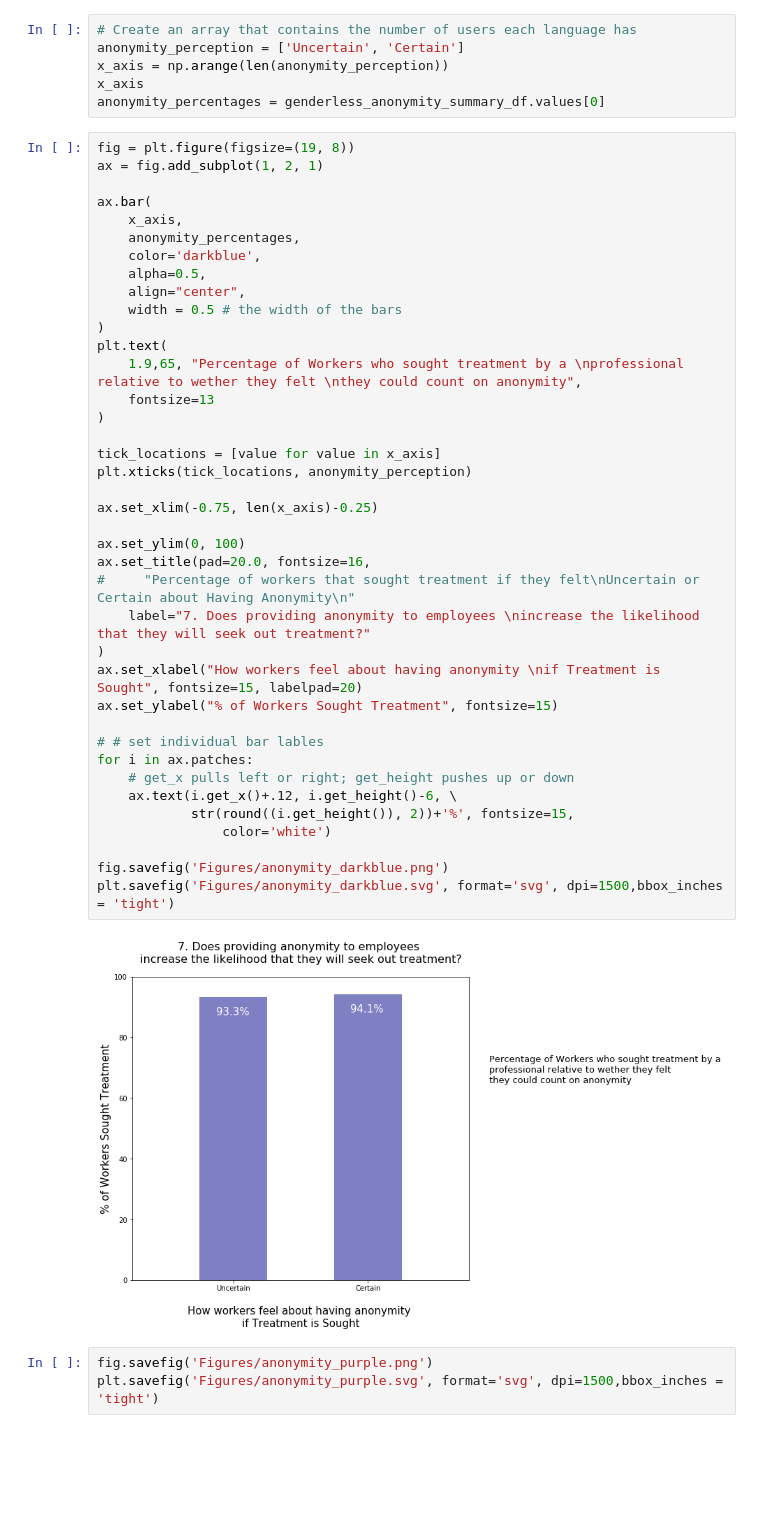
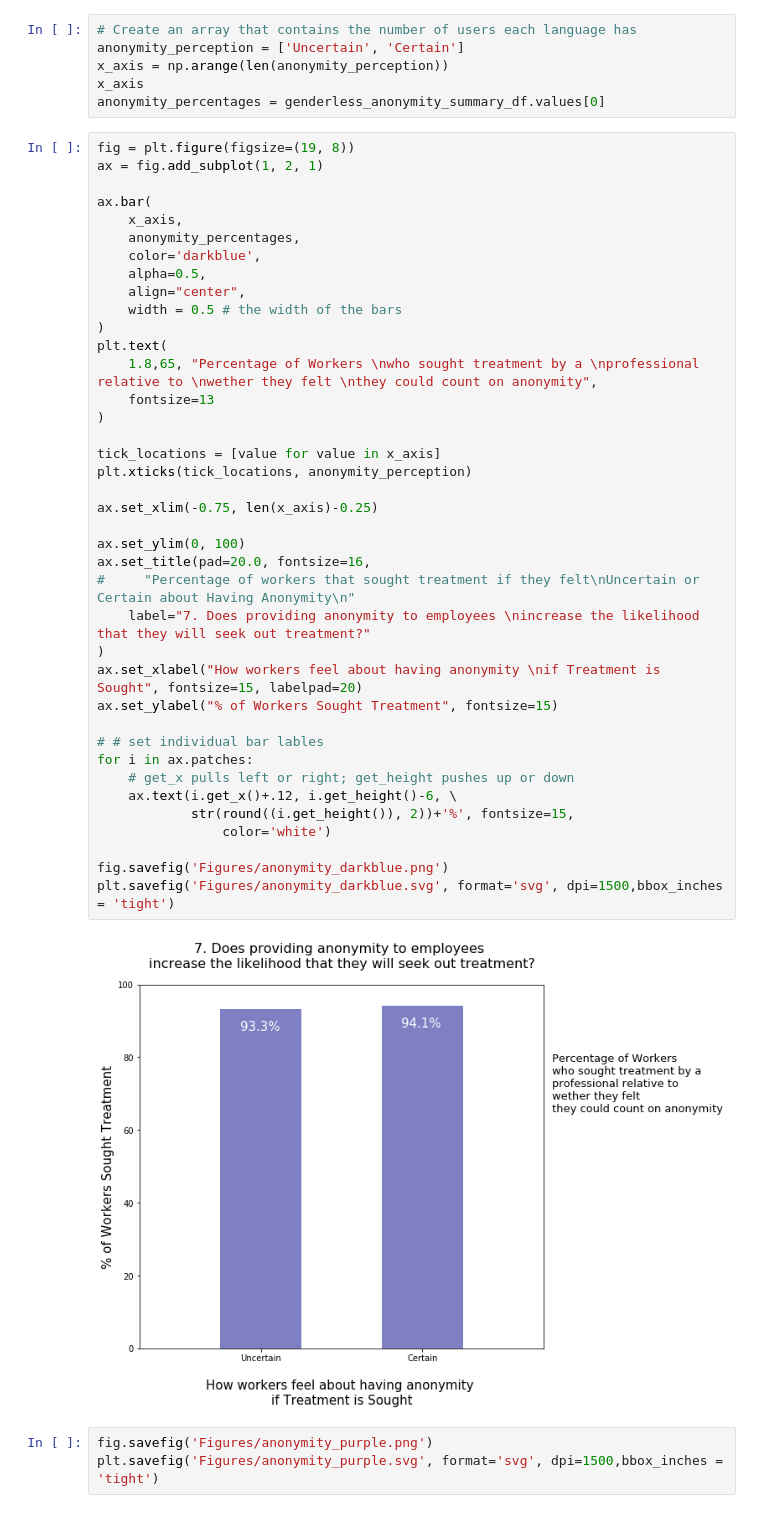
Before and after one commit to gnavneetg/BootCampG5, a Jupyter notebook: MauriciosNotebook/genders_anonymity.ipynb, the cells around one changed output. Drawn from its saved outputs; the diff is of its cells as text; blank space fills up the shorter version.

Commit message:
added images question 7: Gender Risk

```diff
--- a/MauriciosNotebook/genders_anonymity.ipynb
+++ b/MauriciosNotebook/genders_anonymity.ipynb
@@ -369,35 +369,35 @@ ax.bar(
     align="center",
     width = 0.5 # the width of the bars
 )
 plt.text(
-    1.9,65, "Percentage of Workers who sought treatment by a \nprofessional relative to wether they felt \nthey could count on anonymity",
+    1.8,65, "Percentage of Workers \nwho sought treatment by a \nprofessional relative to \nwether they felt \nthey could count on anonymity",
     fontsize=13
 )
 
 tick_locations = [value for value in x_axis]
 plt.xticks(tick_locations, anonymity_perception)
 
 ax.set_xlim(-0.75, len(x_axis)-0.25)
 
 ax.set_ylim(0, 100)
 ax.set_title(pad=20.0, fontsize=16,
 #     "Percentage of workers that sought treatment if they felt\nUncertain or Certain about Having Anonymity\n"
     label="7. Does providing anonymity to employees \nincrease the likelihood that they will seek out treatment?"
 )
 ax.set_xlabel("How workers feel about having anonymity \nif Treatment is Sought", fontsize=15, labelpad=20)
 ax.set_ylabel("% of Workers Sought Treatment", fontsize=15)
 
 # # set individual bar lables
 for i in ax.patches:
     # get_x pulls left or right; get_height pushes up or down
     ax.text(i.get_x()+.12, i.get_height()-6, \
             str(round((i.get_height()), 2))+'%', fontsize=15,
                 color='white')
 
 fig.savefig('Figures/anonymity_darkblue.png')
 plt.savefig('Figures/anonymity_darkblue.svg', format='svg', dpi=1500,bbox_inches = 'tight')
 # %% [output]
-[figure, old version]
+[figure, new version]
 # %%
 fig.savefig('Figures/anonymity_purple.png')
 plt.savefig('Figures/anonymity_purple.svg', format='svg', dpi=1500,bbox_inches = 'tight')
```
Also changed, not shown: 2 other files.
